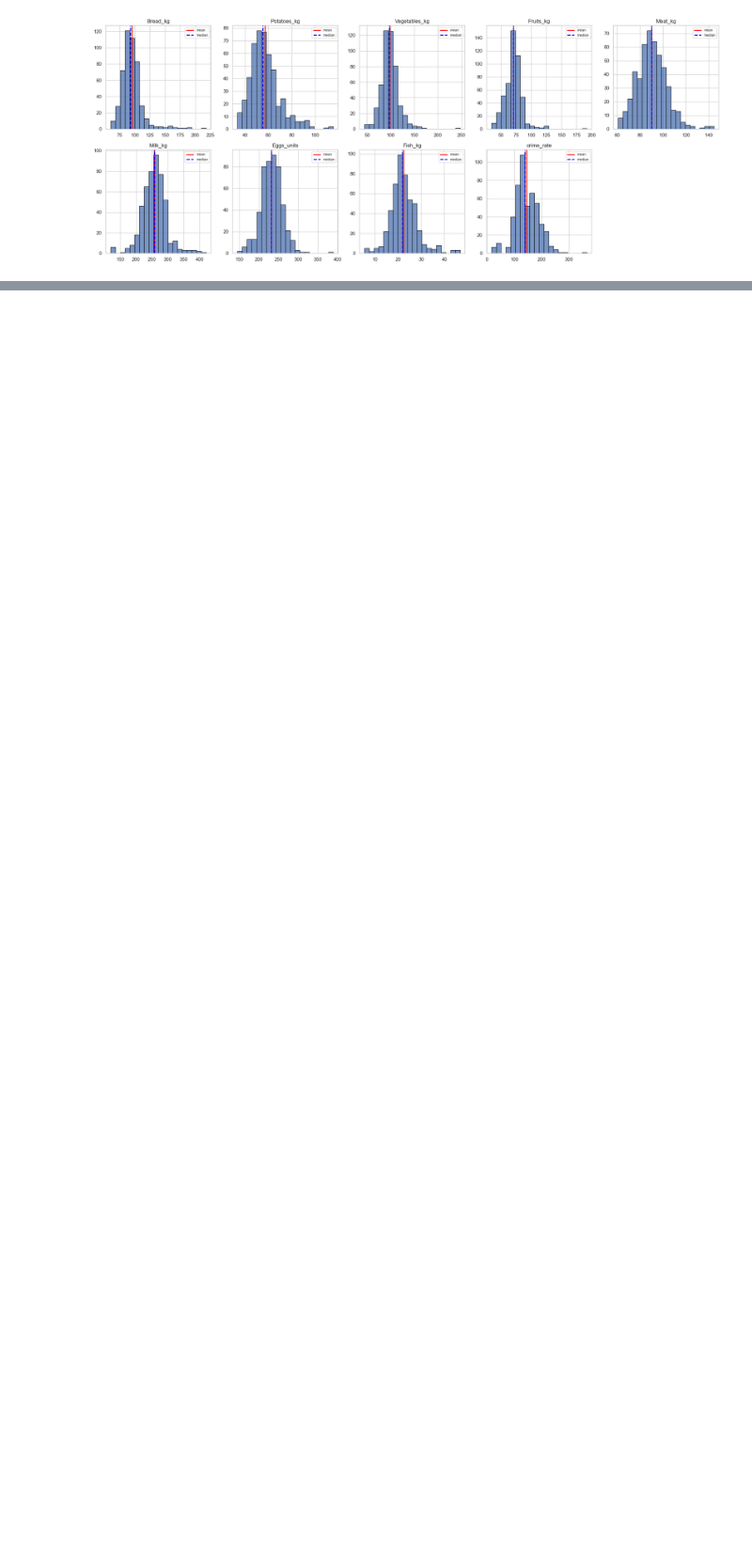
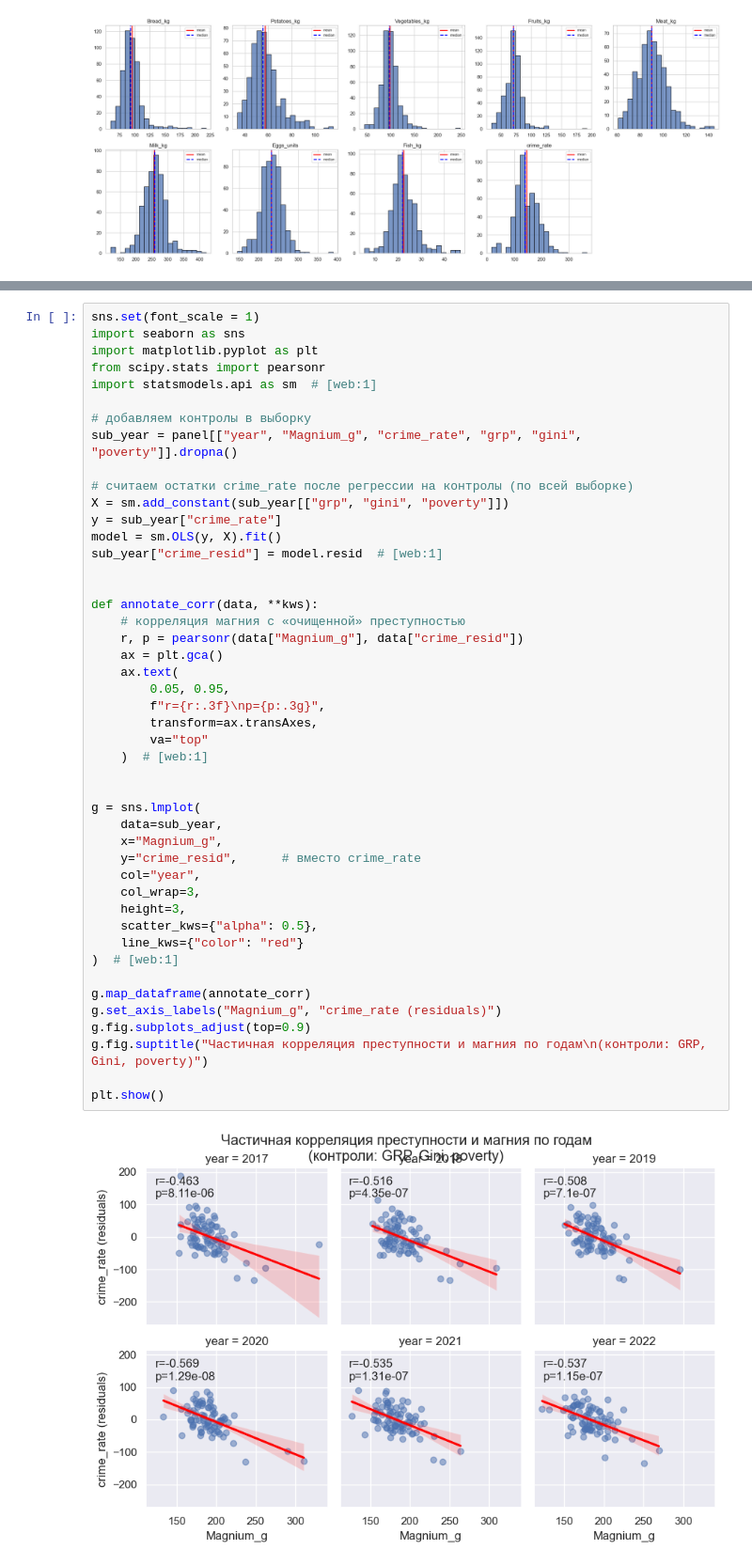
Before and after one commit to gochkinmaksim-oss/DANOCODEDATAPRIME, a Jupyter notebook: DANOCODEFinal.ipynb, the cells around one changed output, grey strips where cells are left out. Shown at 94% size. Cells and saved outputs as stored; diff of their text form; blank space fills up the shorter version.

```diff
--- a/DANOCODEFinal.ipynb
+++ b/DANOCODEFinal.ipynb
@@ -1468,0 +1471,48 @@ plt.show()
+# %%
+sns.set(font_scale = 1)
+import seaborn as sns
+import matplotlib.pyplot as plt
+from scipy.stats import pearsonr
+import statsmodels.api as sm  # [web:1]
+
+# добавляем контролы в выборку
+sub_year = panel[["year", "Magnium_g", "crime_rate", "grp", "gini", "poverty"]].dropna()
+
+# считаем остатки crime_rate после регрессии на контролы (по всей выборке)
+X = sm.add_constant(sub_year[["grp", "gini", "poverty"]])
+y = sub_year["crime_rate"]
+model = sm.OLS(y, X).fit()
+sub_year["crime_resid"] = model.resid  # [web:1]
+
+
+def annotate_corr(data, **kws):
+    # корреляция магния с «очищенной» преступностью
+    r, p = pearsonr(data["Magnium_g"], data["crime_resid"])
+    ax = plt.gca()
+    ax.text(
+        0.05, 0.95,
+        f"r={r:.3f}\np={p:.3g}",
+        transform=ax.transAxes,
+        va="top"
+    )  # [web:1]
+
+
+g = sns.lmplot(
+    data=sub_year,
+    x="Magnium_g",
+    y="crime_resid",      # вместо crime_rate
+    col="year",
+    col_wrap=3,
+    height=3,
+    scatter_kws={"alpha": 0.5},
+    line_kws={"color": "red"}
+)  # [web:1]
+
+g.map_dataframe(annotate_corr)
+g.set_axis_labels("Magnium_g", "crime_rate (residuals)")
+g.fig.subplots_adjust(top=0.9)
+g.fig.suptitle("Частичная корреляция преступности и магния по годам\n(контроли: GRP, Gini, poverty)")
+
+plt.show()
+# %% [output]
+[figure, added]
```
Also changed, not shown: parts of 2 cells of this notebook.
